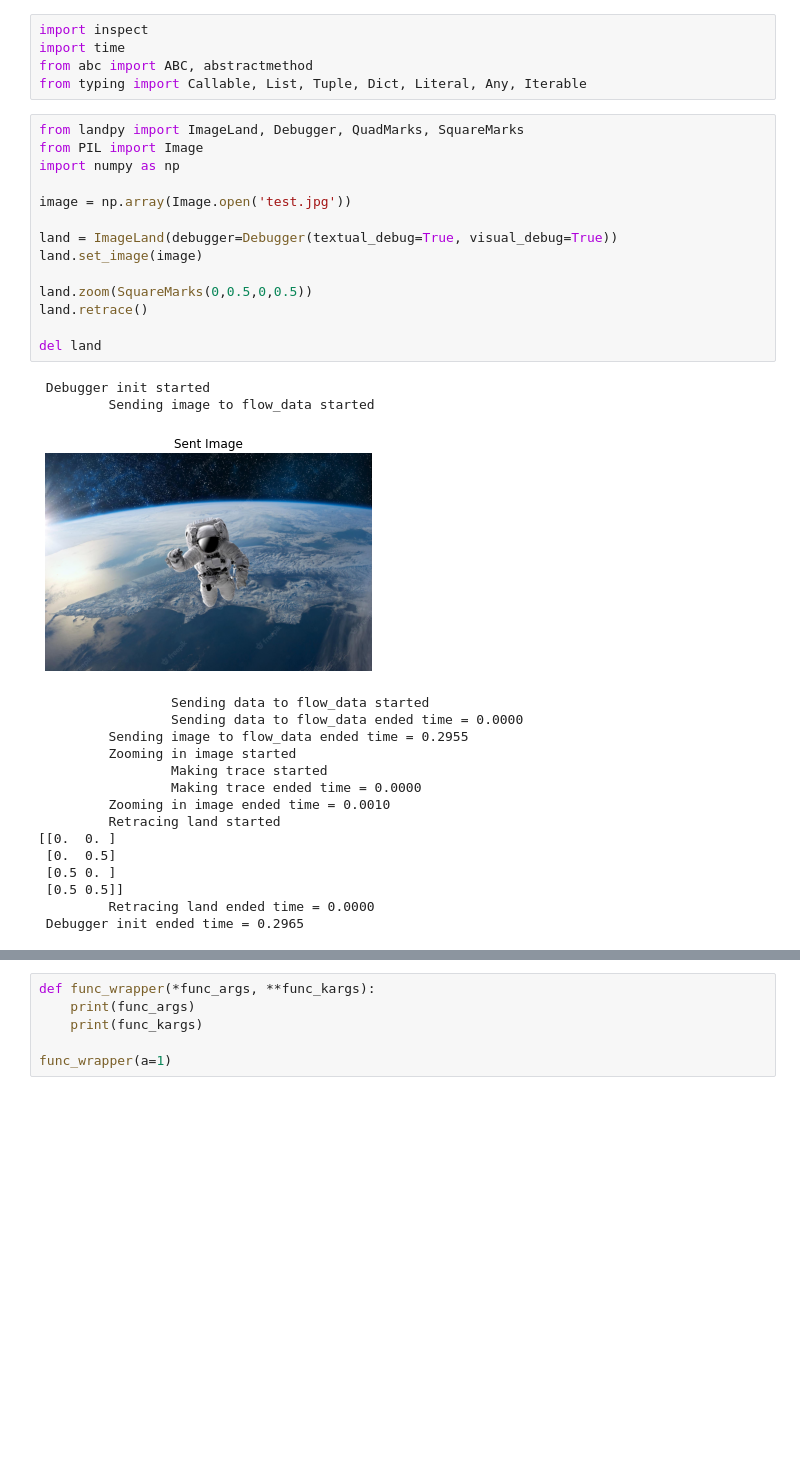
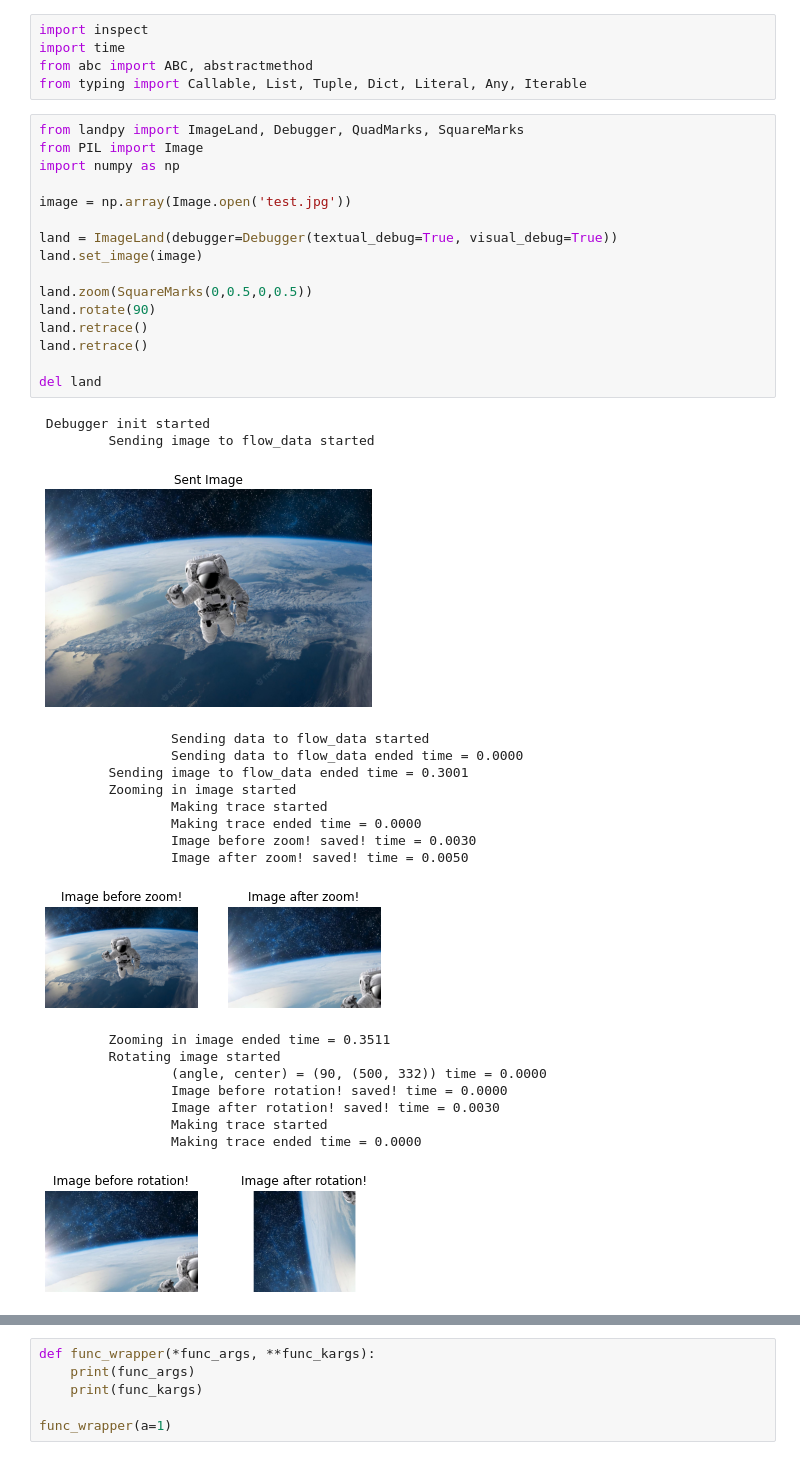
Before and after one commit to bateni1380/landpy, a Jupyter notebook: CodeFlow.ipynb, the cells around one changed output, grey strips where cells are left out. Cells and saved outputs as stored; diff of their text form; blank space fills up the shorter version.

Commit message:
ImageLand zoom fixed!

```diff
--- a/CodeFlow.ipynb
+++ b/CodeFlow.ipynb
@@ -6,32 +6,37 @@ from typing import Callable, List, Tuple, Dict, Literal, Any, Iterable
 # %%
 from landpy import ImageLand, Debugger, QuadMarks, SquareMarks
 from PIL import Image
 import numpy as np
 
 image = np.array(Image.open('test.jpg'))
 
 land = ImageLand(debugger=Debugger(textual_debug=True, visual_debug=True))
 land.set_image(image)
 
 land.zoom(SquareMarks(0,0.5,0,0.5))
+land.rotate(90)
+land.retrace()
 land.retrace()
 
 del land
 # %% [output]
  Debugger init started
          Sending image to flow_data started
 [figure]
                  Sending data to flow_data started
                  Sending data to flow_data ended time = 0.0000
-         Sending image to flow_data ended time = 0.2955
+         Sending image to flow_data ended time = 0.3001
          Zooming in image started
                  Making trace started
                  Making trace ended time = 0.0000
-         Zooming in image ended time = 0.0010
-         Retracing land started
-[[0.  0. ]
- [0.  0.5]
- [0.5 0. ]
- [0.5 0.5]]
-         Retracing land ended time = 0.0000
- Debugger init ended time = 0.2965
+                 Image before zoom! saved! time = 0.0030
+                 Image after zoom! saved! time = 0.0050
+[figure, added]
+         Zooming in image ended time = 0.3511
+         Rotating image started
+                 (angle, center) = (90, (500, 332)) time = 0.0000
+                 Image before rotation! saved! time = 0.0000
+                 Image after rotation! saved! time = 0.0030
+                 Making trace started
+                 Making trace ended time = 0.0000
+[figure, added]
```
Also changed, not shown: parts of 1 cell of this notebook, 1 other file.
